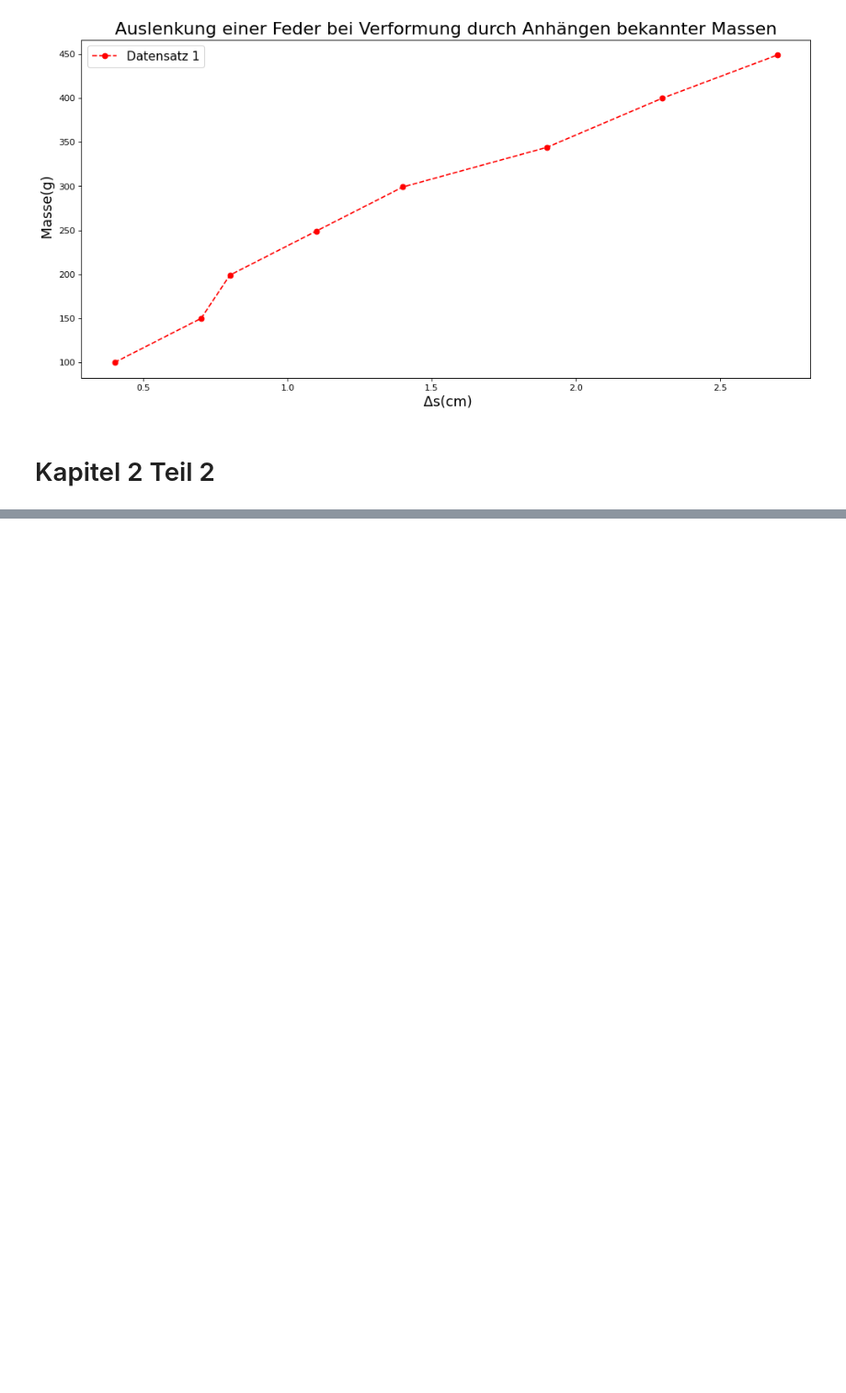
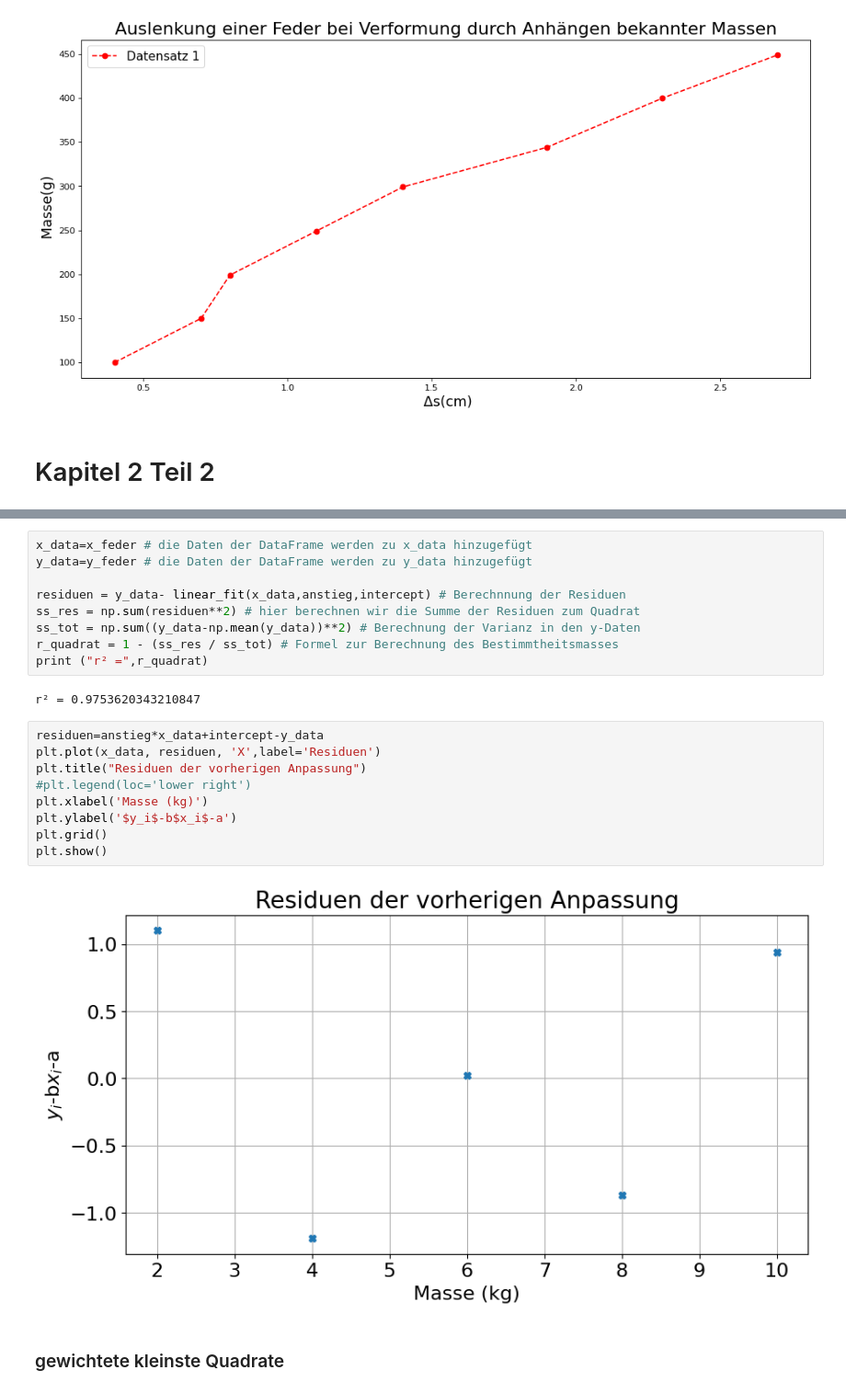
Before and after one commit to Yapollon/Jupyter-Notebooks, a Jupyter notebook: termin2.ipynb, the cells around one changed output, grey strips where cells are left out. Shown at 92% size. Drawn from its saved outputs; the diff is of its cells as text; blank space fills up the shorter version.

```diff
--- a/termin2.ipynb
+++ b/termin2.ipynb
@@ -182,0 +288,24 @@ plt.rcParams['legend.fontsize'] = 14  # Schriftgoesse der Legende
+# %%
+x_data=x_feder # die Daten der DataFrame werden zu x_data hinzugefügt
+y_data=y_feder # die Daten der DataFrame werden zu y_data hinzugefügt
+
+residuen = y_data- linear_fit(x_data,anstieg,intercept) # Berechnnung der Residuen
+ss_res = np.sum(residuen**2) # hier berechnen wir die Summe der Residuen zum Quadrat
+ss_tot = np.sum((y_data-np.mean(y_data))**2) # Berechnung der Varianz in den y-Daten
+r_quadrat = 1 - (ss_res / ss_tot) # Formel zur Berechnung des Bestimmtheitsmasses
+print ("r² =",r_quadrat)
+# %% [output]
+r² = 0.9753620343210847
+# %%
+residuen=anstieg*x_data+intercept-y_data
+plt.plot(x_data, residuen, 'X',label='Residuen')
+plt.title("Residuen der vorherigen Anpassung")
+#plt.legend(loc='lower right')
+plt.xlabel('Masse (kg)')
+plt.ylabel('$y_i$-b$x_i$-a')
+plt.grid()
+plt.show()
+# %% [output]
+[figure, added]
+# %% [markdown]
+### gewichtete kleinste Quadrate
```
Also changed, not shown: parts of 27 cells of this notebook.
